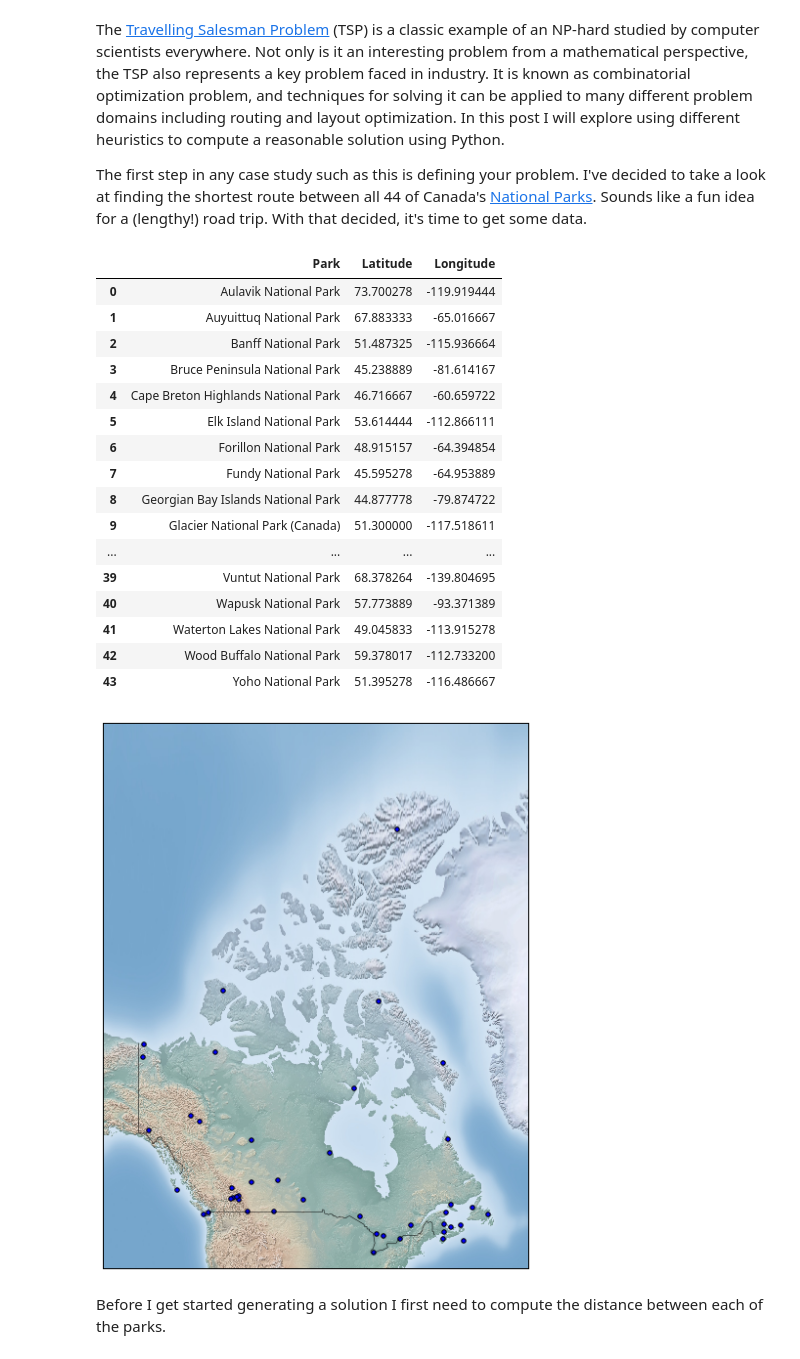
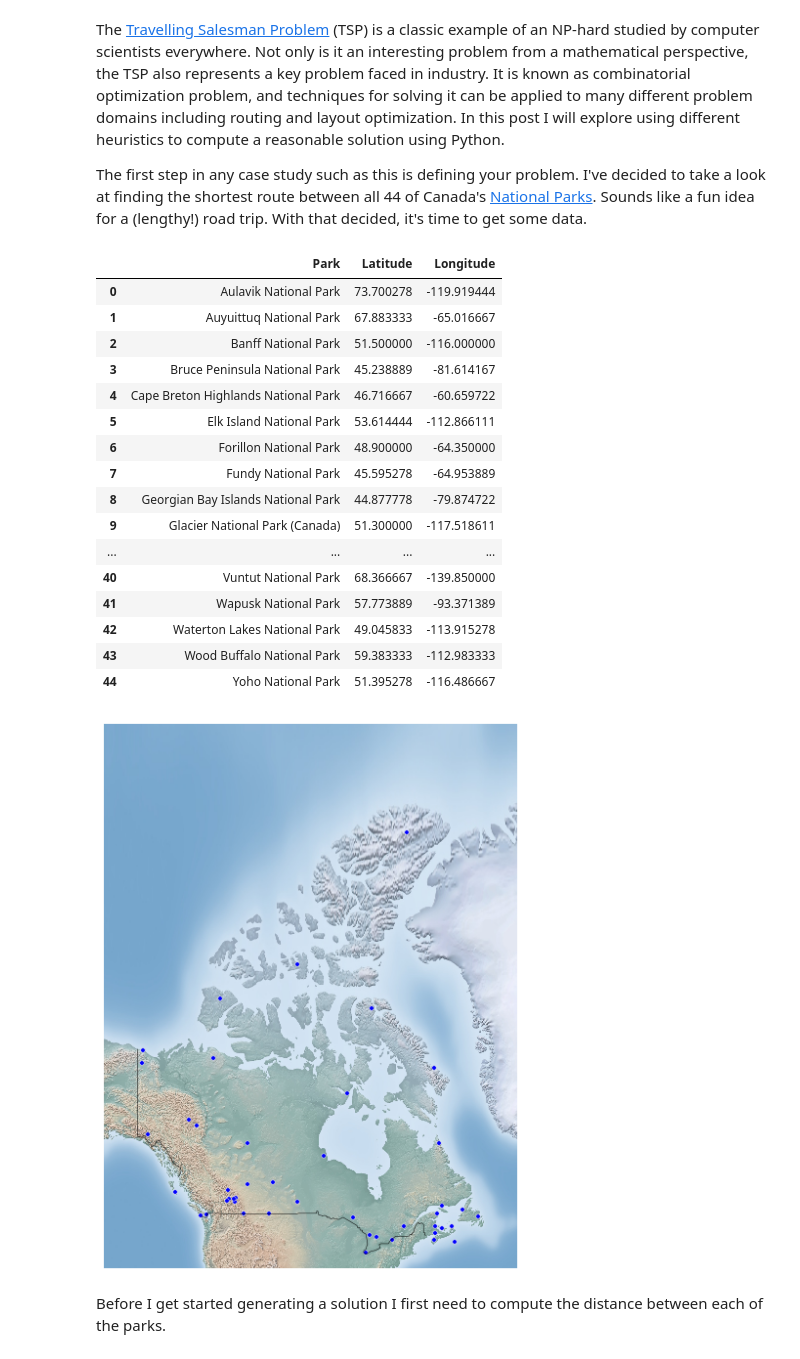
Before and after one commit to sornars/www.sornars.com, a Jupyter notebook: content/2015-06-16.ipynb, the cells around one changed output. Saved outputs shown, nothing was run; the diff lists cells and outputs as text; code cells hidden in the pictures.

```diff
--- a/content/2015-06-16.ipynb
+++ b/content/2015-06-16.ipynb
@@ -36,6 +36,16 @@ for park in parks:
         latitude = [int(x) for x in re.findall('[0-9]+', park_lat)]
         longitude = [-1 * int(y) for y in re.findall('[0-9]+',
                                                      park_lon)]
+        # UPDATE: 2015-07-09
+        # A week after I posted this Qausuittuq National Park was created on 2015-06-24!
+        # Updated error handling code
+
+        if len(latitude) != 3:
+            latitude.append(0)
+
+        if len(longitude) != 3:
+            longitude.append(0)
+
         park_lat = (latitude[0] +
                     (latitude[1]/60) +
                     (latitude[2]/3600))
@@ -79,40 +89,43 @@ display(park_df)
 |  | Park | Latitude | Longitude |
 | 0 | Aulavik National Park | 73.700278 | -119.919444 |
 | 1 | Auyuittuq National Park | 67.883333 | -65.016667 |
-| 2 | Banff National Park | 51.487325 | -115.936664 |
+| 2 | Banff National Park | 51.500000 | -116.000000 |
 | 3 | Bruce Peninsula National Park | 45.238889 | -81.614167 |
 | 4 | Cape Breton Highlands National Park | 46.716667 | -60.659722 |
 | 5 | Elk Island National Park | 53.614444 | -112.866111 |
-| 6 | Forillon National Park | 48.915157 | -64.394854 |
+| 6 | Forillon National Park | 48.900000 | -64.350000 |
 | 7 | Fundy National Park | 45.595278 | -64.953889 |
 | 8 | Georgian Bay Islands National Park | 44.877778 | -79.874722 |
 | 9 | Glacier National Park (Canada) | 51.300000 | -117.518611 |
 | ... | ... | ... | ... |
-| 39 | Vuntut National Park | 68.378264 | -139.804695 |
-| 40 | Wapusk National Park | 57.773889 | -93.371389 |
-| 41 | Waterton Lakes National Park | 49.045833 | -113.915278 |
-| 42 | Wood Buffalo National Park | 59.378017 | -112.733200 |
-| 43 | Yoho National Park | 51.395278 | -116.486667 |
+| 40 | Vuntut National Park | 68.366667 | -139.850000 |
+| 41 | Wapusk National Park | 57.773889 | -93.371389 |
+| 42 | Waterton Lakes National Park | 49.045833 | -113.915278 |
+| 43 | Wood Buffalo National Park | 59.383333 | -112.983333 |
+| 44 | Yoho National Park | 51.395278 | -116.486667 |
 # %%
 %matplotlib inline
 
+import matplotlib
 import matplotlib.pyplot as plt
 from mpl_toolkits.basemap import Basemap
+
+matplotlib.style.use('ggplot')
 
 plt.figure(figsize=(10,10))
 canada = Basemap(projection='merc',
                  resolution = 'l',
                  urcrnrlon=park_df['Longitude'].max() + 10,
                  urcrnrlat=park_df['Latitude'].max() + 3,
                  llcrnrlon=park_df['Longitude'].min() - 10,
                  llcrnrlat=park_df['Latitude'].min() - 3)
 canada.shadedrelief()
 canada.drawcountries()
 canada.scatter(park_df['Longitude'].values,
                park_df['Latitude'].values,
                latlon=True);
 # %% [output]
-[figure, old version]
+[figure, new version]
 # %% [markdown]
 Before I get started generating a solution I first need to compute the distance between each of the parks.
 # %%
```
Also changed, not shown: parts of 11 cells of this notebook.
